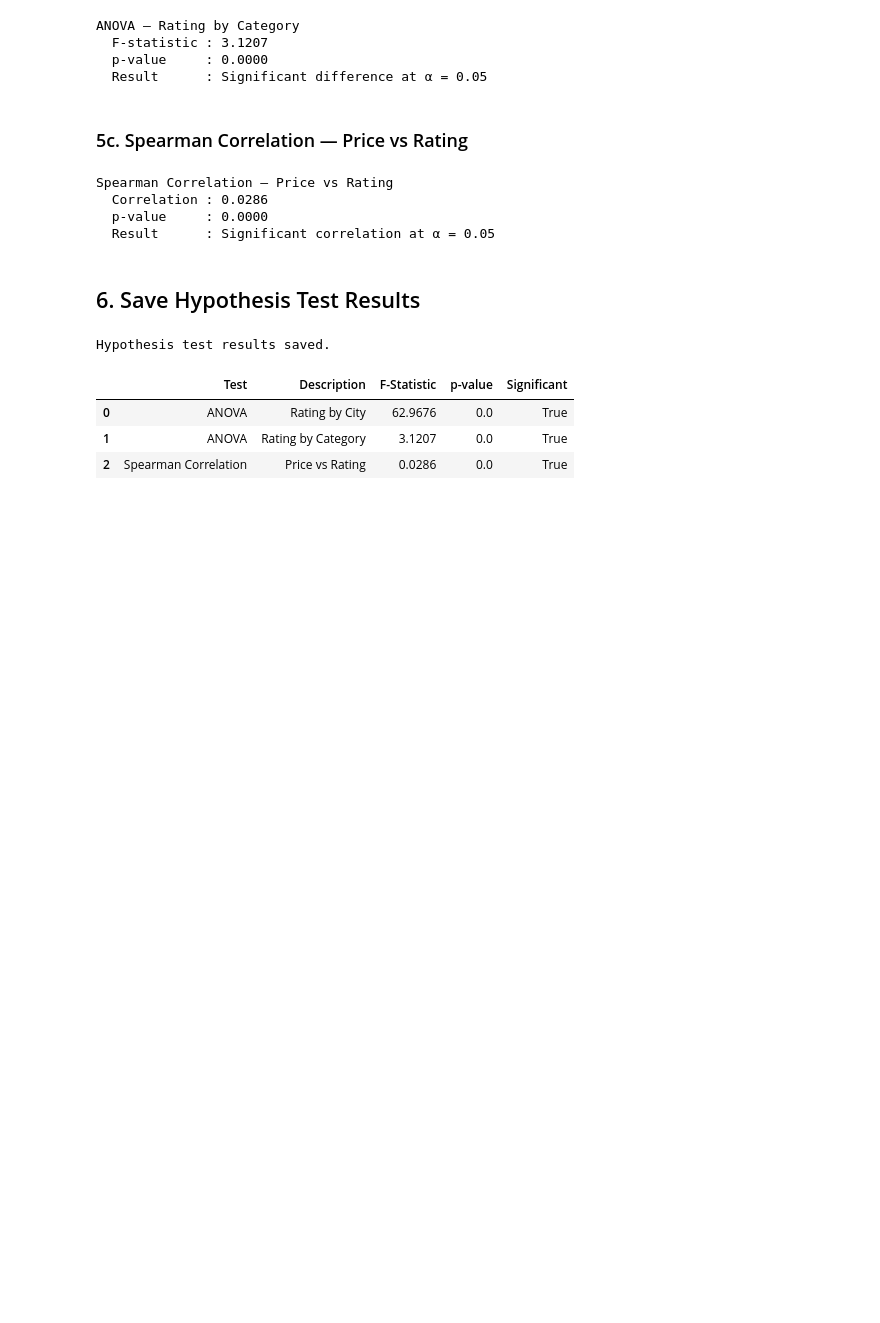
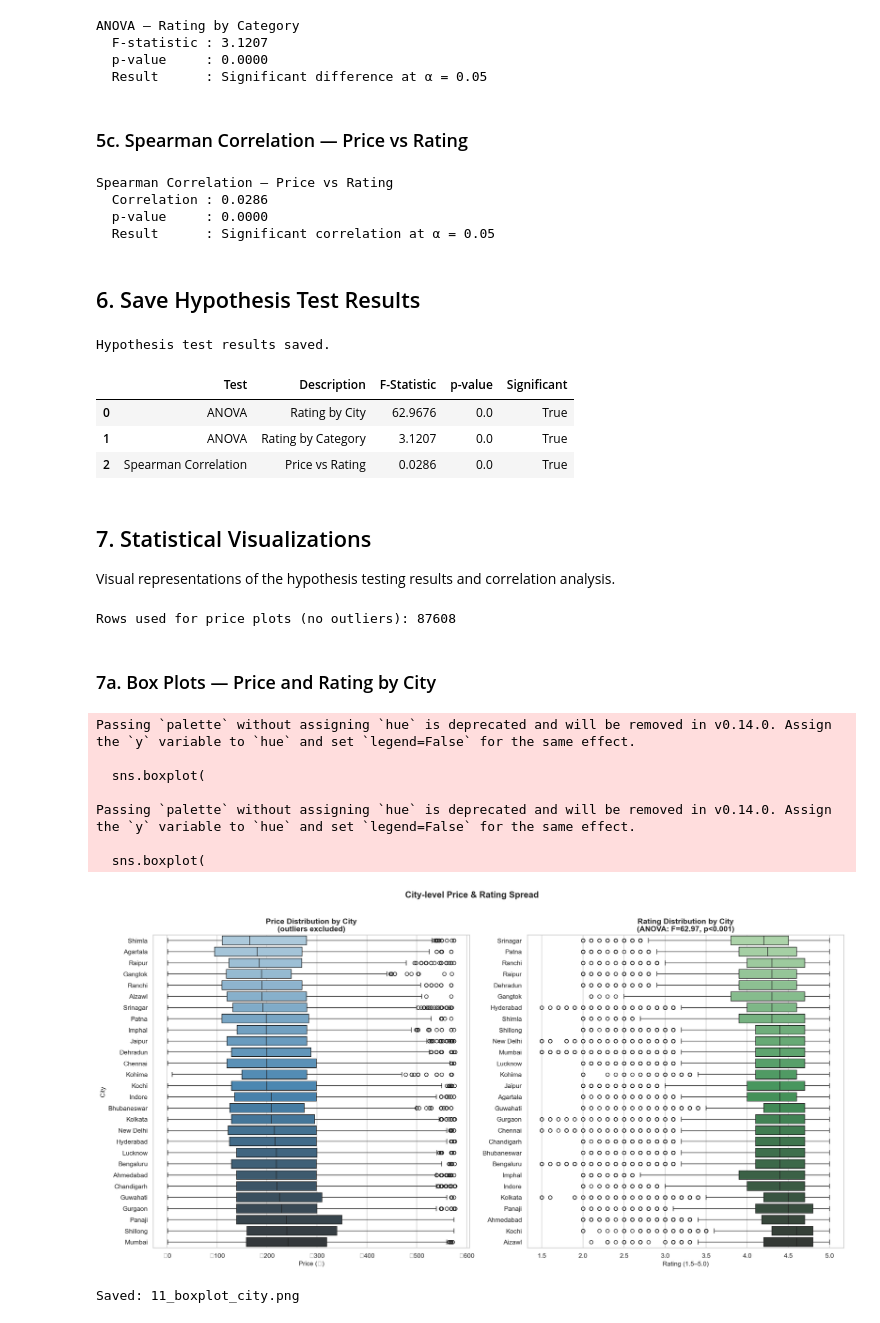
Before and after one commit to kshitij2212/Hopper_C-2_SwiggyDataAnalysis, a Jupyter notebook: notebooks/04_statistical_analysis.ipynb, the cells around one changed output. Cells and saved outputs as stored; diff of their text form; code cells hidden in the pictures; blank space fills up the shorter version.

```diff
--- a/notebooks/04_statistical_analysis.ipynb
+++ b/notebooks/04_statistical_analysis.ipynb
@@ -237,3 +236,78 @@ Hypothesis test results saved.
 | 0 | ANOVA | Rating by City | 62.9676 | 0.0 | True |
 | 1 | ANOVA | Rating by Category | 3.1207 | 0.0 | True |
 | 2 | Spearman Correlation | Price vs Rating | 0.0286 | 0.0 | True |
+# %% [markdown]
+## 7. Statistical Visualizations
+
+Visual representations of the hypothesis testing results and correlation analysis.
+# %%
+import matplotlib.pyplot as plt
+import matplotlib.ticker as mticker
+import seaborn as sns
+
+FIGURES_PATH = PROJECT_ROOT / 'reports/figures'
+FIGURES_PATH.mkdir(parents=True, exist_ok=True)
+
+sns.set_theme(style='whitegrid')
+plt.rcParams['figure.dpi'] = 150
+
+# Price data excluding outliers (same filter as EDA notebook)
+df_clean_price = df[~df['is_price_outlier']].copy()
+print('Rows used for price plots (no outliers):', len(df_clean_price))
+# %% [output]
+Rows used for price plots (no outliers): 87608
+# %% [markdown]
+### 7a. Box Plots — Price and Rating by City
+# %%
+# Sort cities by median rating for the rating subplot
+city_order_rating = (
+    df.groupby('city')['rating']
+    .median()
+    .sort_values(ascending=True)
+    .index.tolist()
+)
+
+# Sort cities by median price for the price subplot
+city_order_price = (
+    df_clean_price.groupby('city')['price_inr']
+    .median()
+    .sort_values(ascending=True)
+    .index.tolist()
+)
+
+fig, axes = plt.subplots(1, 2, figsize=(18, 9))
+
+# Price by City
+sns.boxplot(
+    data=df_clean_price, x='price_inr', y='city',
+    order=city_order_price, palette='Blues_d', ax=axes[0]
+)
+axes[0].set_title('Price Distribution by City\n(outliers excluded)', fontsize=13, fontweight='bold')
+axes[0].set_xlabel('Price (₹)', fontsize=11)
+axes[0].set_ylabel('City', fontsize=11)
+axes[0].xaxis.set_major_formatter(mticker.FuncFormatter(lambda x, _: f'₹{int(x)}'))
+
+# Rating by City
+sns.boxplot(
+    data=df, x='rating', y='city',
+    order=city_order_rating, palette='Greens_d', ax=axes[1]
+)
+axes[1].set_title('Rating Distribution by City\n(ANOVA: F=62.97, p<0.001)', fontsize=13, fontweight='bold')
+axes[1].set_xlabel('Rating (1.5–5.0)', fontsize=11)
+axes[1].set_ylabel('')
+
+plt.suptitle('City-level Price & Rating Spread', fontsize=15, fontweight='bold', y=1.01)
+plt.tight_layout()
+plt.savefig(FIGURES_PATH / '11_boxplot_city.png', bbox_inches='tight', dpi=150)
+plt.show()
+print('Saved: 11_boxplot_city.png')
+# %% [output]
+Passing `palette` without assigning `hue` is deprecated and will be removed in v0.14.0. Assign the `y` variable to `hue` and set `legend=False` for the same effect.
+
+  sns.boxplot(
+
+Passing `palette` without assigning `hue` is deprecated and will be removed in v0.14.0. Assign the `y` variable to `hue` and set `legend=False` for the same effect.
+
+  sns.boxplot(
+[figure, added]
+Saved: 11_boxplot_city.png
```
Also changed, not shown: parts of 9 cells of this notebook, 6 other files.
